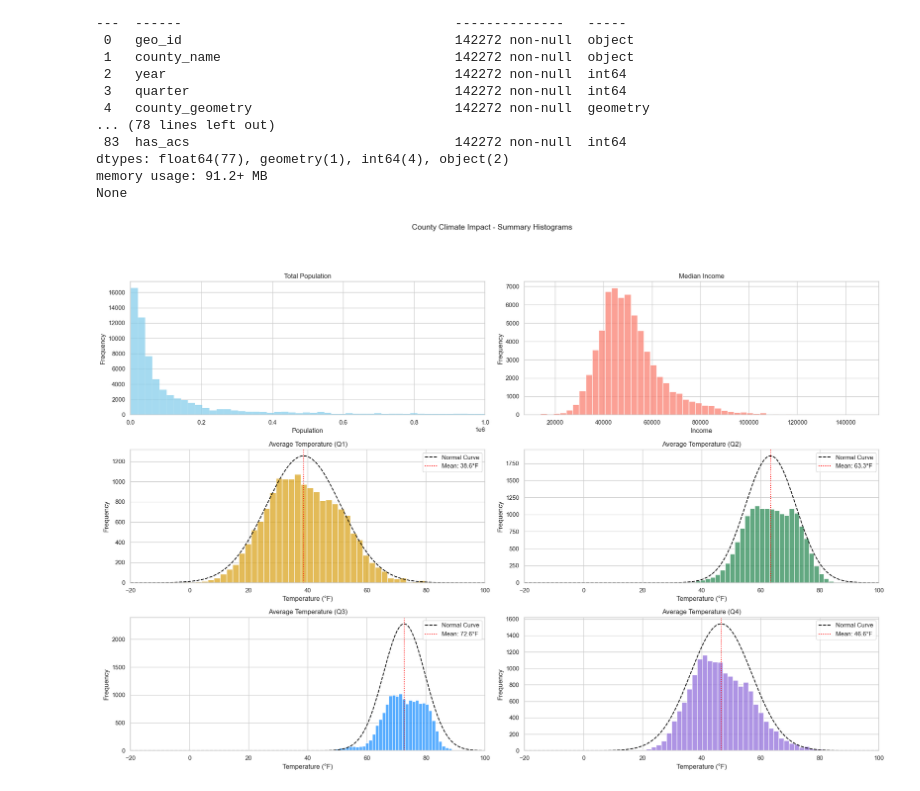
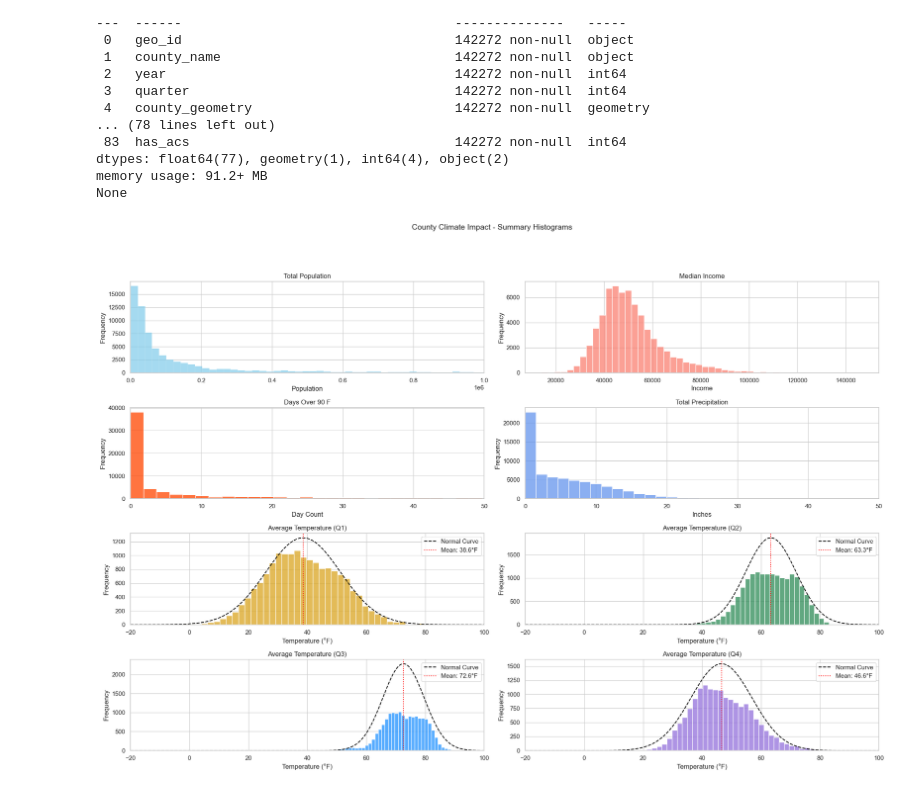
Before and after one commit to iauger/County_Climate_Impact, a Jupyter notebook: Data_Preparation.ipynb, the cells around one changed output. Saved outputs shown, nothing was run; the diff lists cells and outputs as text; code cells hidden in the pictures.

Commit message:
update graphs for prep

```diff
--- a/Data_Preparation.ipynb
+++ b/Data_Preparation.ipynb
@@ -327,9 +327,9 @@ dtypes: float64(77), geometry(1), int64(4), object(2)
 memory usage: 91.2+ MB
 None
 # %%
-sns.set(style="whitegrid")
+sns.set_theme(style="whitegrid")
 
-fig, axs = plt.subplots(3,2, figsize=(20,14))
+fig, axs = plt.subplots(4,2, figsize=(20,14))
 fig.suptitle("County Climate Impact - Summary Histograms", fontsize=14, y=1.02)
 
 sns.histplot(training_data["total_pop"], bins=500,  ax=axs[0,0], color="skyblue")
@@ -343,36 +343,49 @@ axs[0,1].set_title("Median Income")
 axs[0,1].set_xlabel("Income")
 axs[0,1].set_ylabel("Frequency")
 
+sns.histplot(training_data["heat_days_90F"], bins=50,  ax=axs[1,0], color="orangered")
+axs[1,0].set_title("Days Over 90 F")
+axs[1,0].set_xlabel("Day Count")
+axs[1,0].set_ylabel("Frequency")
+axs[1,0].set_xlim(0,50)
+
+sns.histplot(training_data["total_precip"], bins=50,  ax=axs[1,1], color="cornflowerblue")
+axs[1,1].set_title("Total Precipitation")
+axs[1,1].set_xlabel("Inches")
+axs[1,1].set_ylabel("Frequency")
+axs[1,1].set_xlim(0,50)
+
 # Define quarter-to-color mapping
 colors = {
     1: "goldenrod",
     2: "seagreen",
     3: "dodgerblue",
     4: "mediumpurple"
 }
 
 # Loop through quarters for temperature histograms
 for i, quarter in enumerate([1, 2, 3, 4]):
-    row, col = divmod(i + 2, 2)
+    row = i // 2 + 2  # start at row 2
+    col = i % 2
     data = training_data[training_data["quarter"] == quarter]["avg_temp"].dropna()
 
     mean = data.mean()
     std = data.std()
     x_range = np.linspace(-20, 100, 500)
     y_norm = norm.pdf(x_range, mean, std) * len(data) * (120 / 50)  # scale to histogram height
 
     sns.histplot(data, bins=50, ax=axs[row, col], color=colors[quarter])
     axs[row, col].plot(x_range, y_norm, color="black", linestyle="--", linewidth=1.5, label="Normal Curve")
     axs[row, col].axvline(mean, color="red", linestyle=":", linewidth=1.5, label=f"Mean: {mean:.1f}°F")
 
     axs[row, col].set_title(f"Average Temperature (Q{quarter})")
     axs[row, col].set_xlabel("Temperature (°F)")
     axs[row, col].set_ylabel("Frequency")
     axs[row, col].set_xlim(-20, 100)
     axs[row, col].legend()
 
 # Adjust layout
 plt.tight_layout(rect=[0, 0.03, 1, 0.97])
 plt.show()
 # %% [output]
-[figure, old version]
+[figure, new version]
```
Also changed, not shown: parts of 1 cell of this notebook.
